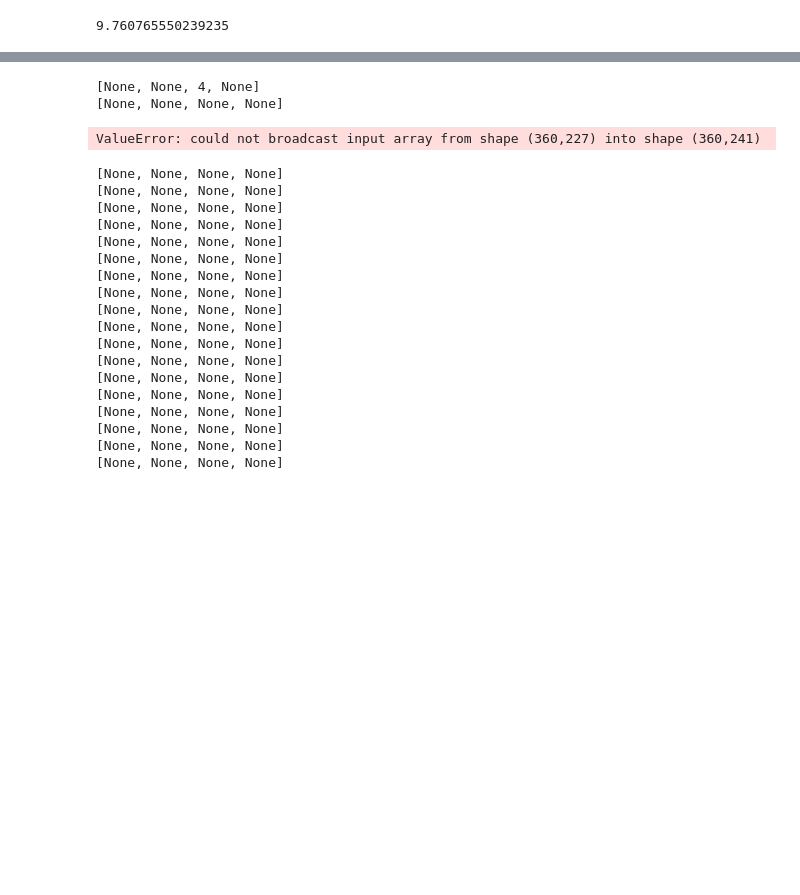
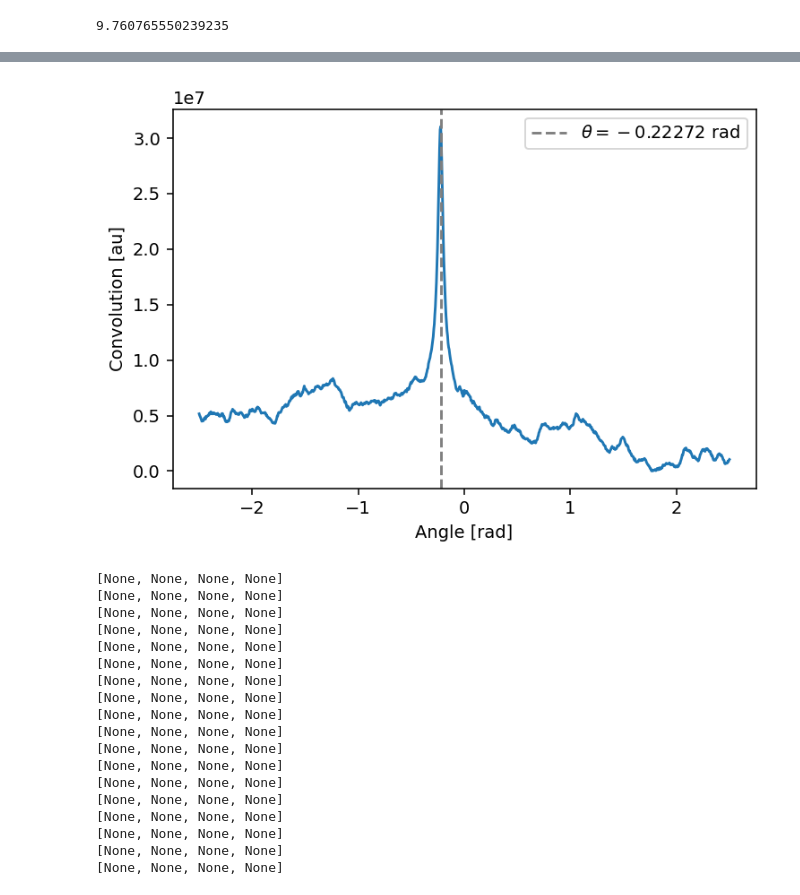
Before and after one commit to Jfeatherstone/pepe, a Jupyter notebook: notebooks/angular_convolution_test.ipynb, the cells around one changed output, grey strips where cells are left out. Cells and saved outputs as stored; diff of their text form; code cells hidden in the pictures; blank space fills up the shorter version.

```diff
--- a/notebooks/angular_convolution_test.ipynb
+++ b/notebooks/angular_convolution_test.ipynb
@@ -95,21 +96,19 @@ plt.show()
 # %%
-angleArr, convArr = angularConvolution(croppedImage1, croppedImage2, angleBounds=(-.5, .5), dTheta=.005)
+angleArr, convArr = angularConvolution(croppedImage1, croppedImage2, angleBounds=(-2.5, 2.5), dTheta=.005)
 
 maxAngle = angleArr[findPeaksMulti(convArr)[0][0][0]]
 
 plt.plot(angleArr, convArr)
 plt.axvline(x=maxAngle, linestyle='--', c='gray', label=r'$\theta=' + f'{maxAngle:.5}$ rad')
 
 plt.xlabel('Angle [rad]')
 plt.ylabel('Convolution [au]')
 plt.legend()
 
 #plt.savefig('../angular_conv_single_4.png')
 plt.show()
 # %% [output]
-[None, None, 4, None]
-[None, None, None, None]
-ValueError: could not broadcast input array from shape (360,227) into shape (360,241)
+[figure, added]
 # %%
 dataFolder = '/run/media/jack/Seagate Portable Drive/Research/SpaceJam/2022-03-29_Medium/'
 refImage = 'frame0100.bmp'
```
Also changed, not shown: parts of 3 cells of this notebook, 5 other files.
